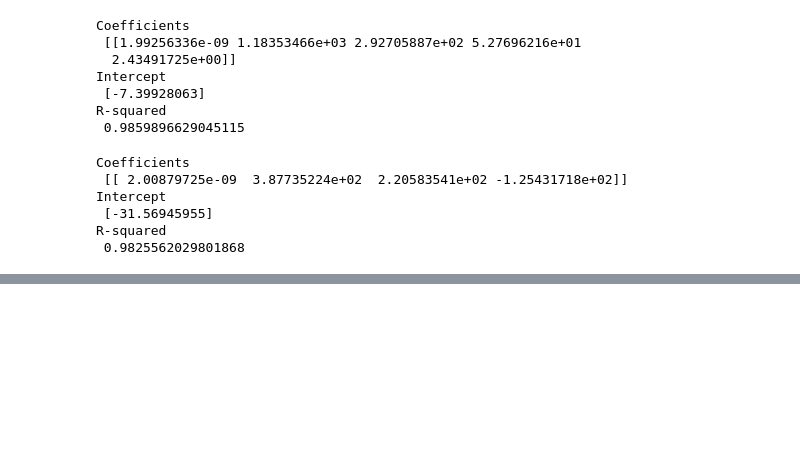
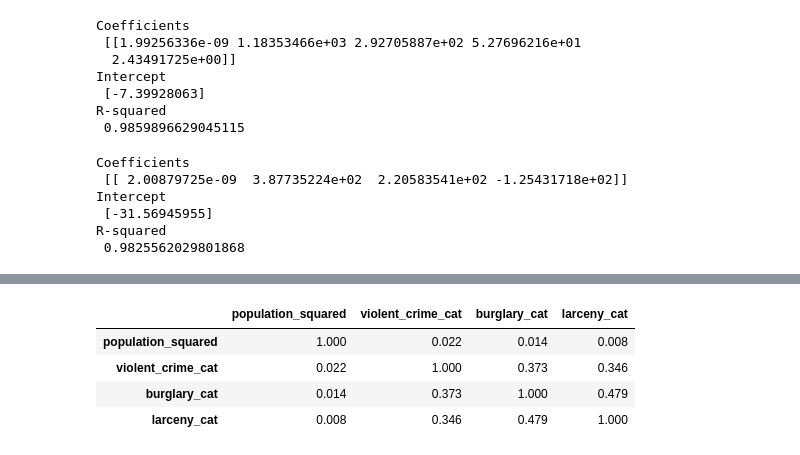
Before and after one commit to MitchellEwing/Drills, a Jupyter notebook: bootcamp/unit2/linearRegressionModel_CrimeNY.ipynb, the cells around one changed output, grey strips where cells are left out. Saved outputs shown, nothing was run; the diff lists cells and outputs as text; code cells hidden in the pictures; blank space fills up the shorter version.

```diff
--- a/bootcamp/unit2/linearRegressionModel_CrimeNY.ipynb
+++ b/bootcamp/unit2/linearRegressionModel_CrimeNY.ipynb
@@ -239,0 +272,9 @@ R-squared
+# %%
+correlation_matrix = X.corr()
+display(correlation_matrix)
+# %% [output]
+|  | population_squared | violent_crime_cat | burglary_cat | larceny_cat |
+| population_squared | 1.000 | 0.022 | 0.014 | 0.008 |
+| violent_crime_cat | 0.022 | 1.000 | 0.373 | 0.346 |
+| burglary_cat | 0.014 | 0.373 | 1.000 | 0.479 |
+| larceny_cat | 0.008 | 0.346 | 0.479 | 1.000 |
```
Also changed, not shown: parts of 3 cells of this notebook.
